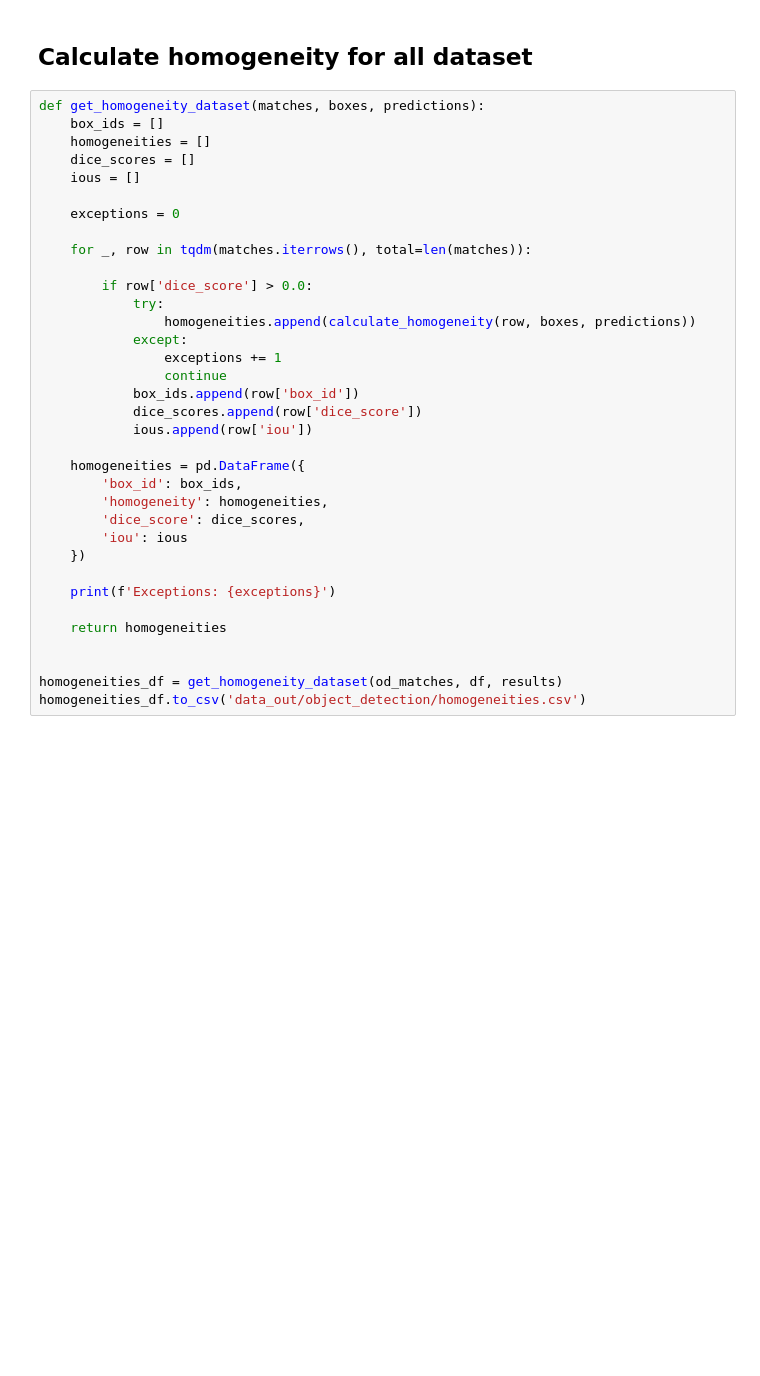
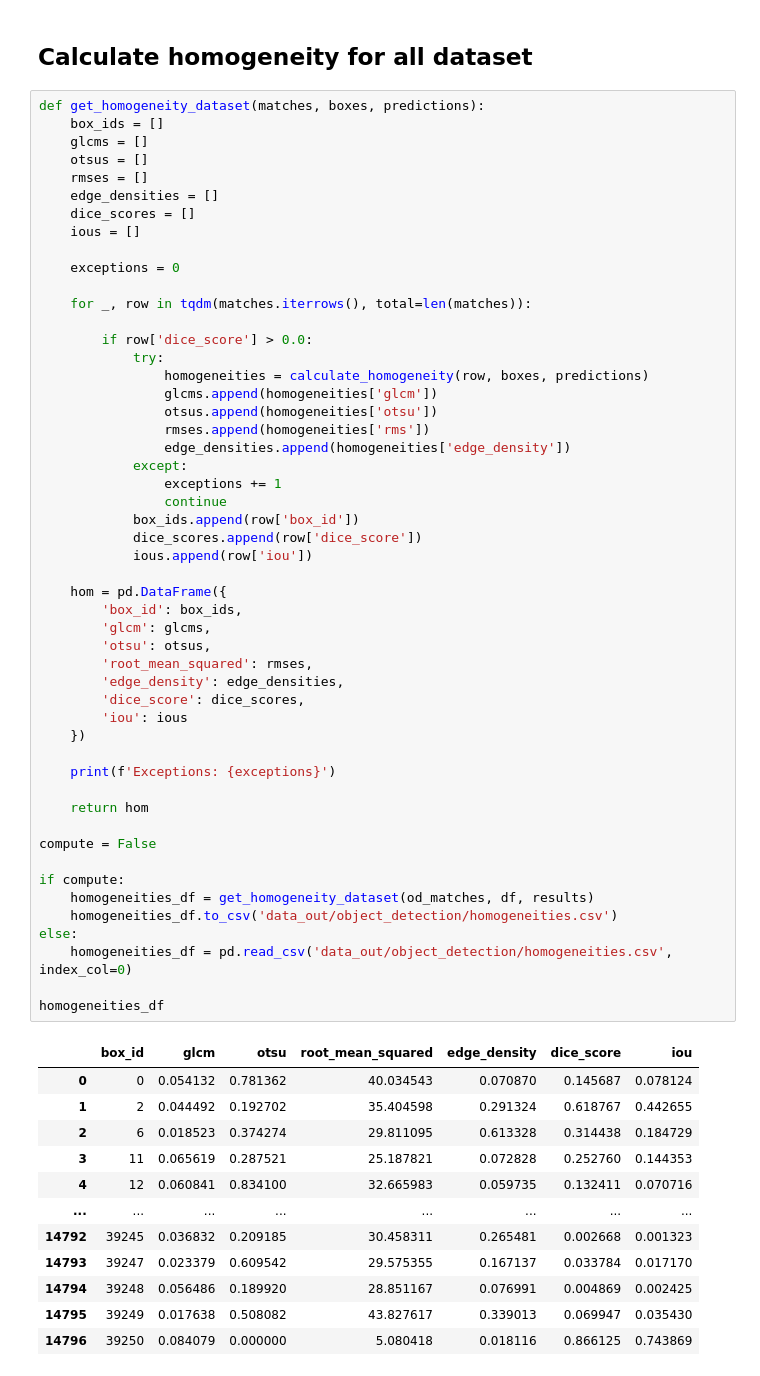
Before and after one commit to GMuradas99/Symmetry-Object-Detection-Analysis, a Jupyter notebook: match_object_detection.ipynb, the cells around one changed output. Cells and saved outputs as stored; diff of their text form; blank space fills up the shorter version.

Commit message:
Added Homogeneity metrics

```diff
--- a/match_object_detection.ipynb
+++ b/match_object_detection.ipynb
@@ -181,36 +172,64 @@ Homogeneity: 0.07241569600487592
 # %%
 def get_homogeneity_dataset(matches, boxes, predictions):
     box_ids = []
-    homogeneities = []
+    glcms = []
+    otsus = []
+    rmses = []
+    edge_densities = []
     dice_scores = []
     ious = []
 
     exceptions = 0
 
     for _, row in tqdm(matches.iterrows(), total=len(matches)):
 
         if row['dice_score'] > 0.0:
             try:
-                homogeneities.append(calculate_homogeneity(row, boxes, predictions))
+                homogeneities = calculate_homogeneity(row, boxes, predictions)
+                glcms.append(homogeneities['glcm'])
+                otsus.append(homogeneities['otsu'])
+                rmses.append(homogeneities['rms'])
+                edge_densities.append(homogeneities['edge_density'])
             except:
                 exceptions += 1
                 continue
             box_ids.append(row['box_id'])
             dice_scores.append(row['dice_score'])
             ious.append(row['iou'])
 
-    homogeneities = pd.DataFrame({
+    hom = pd.DataFrame({
         'box_id': box_ids,
-        'homogeneity': homogeneities,
+        'glcm': glcms,
+        'otsu': otsus,
+        'root_mean_squared': rmses,
+        'edge_density': edge_densities,
         'dice_score': dice_scores,
         'iou': ious
     })
 
     print(f'Exceptions: {exceptions}')
 
-    return homogeneities
+    return hom
 
+compute = False
 
-homogeneities_df = get_homogeneity_dataset(od_matches, df, results)
-homogeneities_df.to_csv('data_out/object_detection/homogeneities.csv')
+if compute:
+    homogeneities_df = get_homogeneity_dataset(od_matches, df, results)
+    homogeneities_df.to_csv('data_out/object_detection/homogeneities.csv')
+else:
+    homogeneities_df = pd.read_csv('data_out/object_detection/homogeneities.csv', index_col=0)
+
+homogeneities_df
 # %% [output]
+|  | box_id | glcm | otsu | root_mean_squared | edge_density | dice_score | iou |
+| 0 | 0 | 0.054132 | 0.781362 | 40.034543 | 0.070870 | 0.145687 | 0.078124 |
+| 1 | 2 | 0.044492 | 0.192702 | 35.404598 | 0.291324 | 0.618767 | 0.442655 |
+| 2 | 6 | 0.018523 | 0.374274 | 29.811095 | 0.613328 | 0.314438 | 0.184729 |
+| 3 | 11 | 0.065619 | 0.287521 | 25.187821 | 0.072828 | 0.252760 | 0.144353 |
+| 4 | 12 | 0.060841 | 0.834100 | 32.665983 | 0.059735 | 0.132411 | 0.070716 |
+| ... | ... | ... | ... | ... | ... | ... | ... |
+| 14792 | 39245 | 0.036832 | 0.209185 | 30.458311 | 0.265481 | 0.002668 | 0.001323 |
+| 14793 | 39247 | 0.023379 | 0.609542 | 29.575355 | 0.167137 | 0.033784 | 0.017170 |
+| 14794 | 39248 | 0.056486 | 0.189920 | 28.851167 | 0.076991 | 0.004869 | 0.002425 |
+| 14795 | 39249 | 0.017638 | 0.508082 | 43.827617 | 0.339013 | 0.069947 | 0.035430 |
+| 14796 | 39250 | 0.084079 | 0.000000 | 5.080418 | 0.018116 | 0.866125 | 0.743869 |
```
Also changed, not shown: parts of 7 cells of this notebook, 3 other files.
